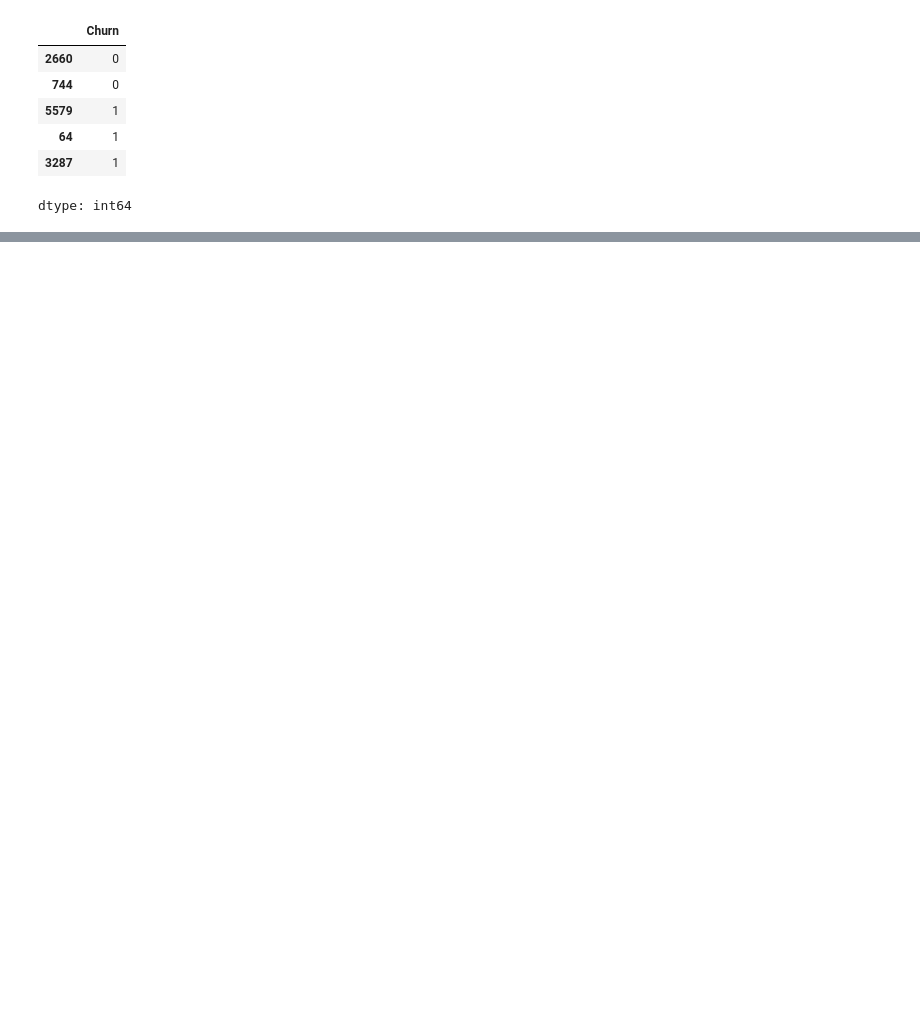
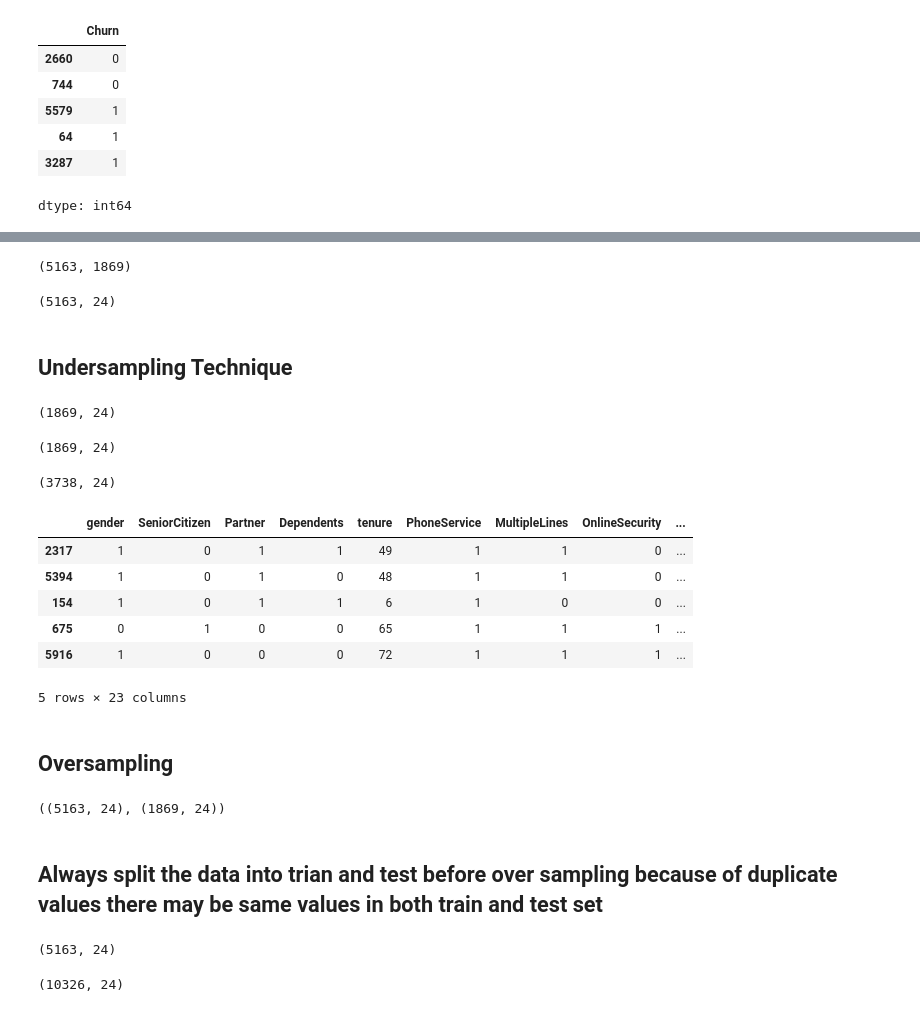
Before and after one commit to saddarudin/google_colab, a Jupyter notebook: dl_customer_churn_prediction.ipynb, the cells around one changed output, grey strips where cells are left out. Saved outputs shown, nothing was run; the diff lists cells and outputs as text; code cells hidden in the pictures; blank space fills up the shorter version.

```diff
--- a/dl_customer_churn_prediction.ipynb
+++ b/dl_customer_churn_prediction.ipynb
@@ -397,0 +401,57 @@ array([[893, 106],
+# %%
+count_class_0,count_class_1 = df2.Churn.value_counts()
+count_class_0,count_class_1
+# %% [output]
+(5163, 1869)
+# %%
+df_class_0 = df2[df2['Churn']==0]
+df_class_1 = df2[df2['Churn']==1]
+df_class_0.shape
+# %% [output]
+(5163, 24)
+# %% [markdown]
+## Undersampling Technique
+# %%
+class_0_undersample=df_class_0.sample(count_class_1)
+class_0_undersample.shape
+# %% [output]
+(1869, 24)
+# %%
+df_class_1.shape
+# %% [output]
+(1869, 24)
+# %%
+df_undersampled=pd.concat([class_0_undersample,df_class_1],axis=0)
+df_undersampled.shape
+# %% [output]
+(3738, 24)
+# %%
+x = df_undersampled.drop('Churn',axis='columns')
+y = df_undersampled.Churn
+x.head()
+# %% [output]
+|  | gender | SeniorCitizen | Partner | Dependents | tenure | PhoneService | MultipleLines | OnlineSecurity | ... |
+| 2317 | 1 | 0 | 1 | 1 | 49 | 1 | 1 | 0 | ... |
+| 5394 | 1 | 0 | 1 | 0 | 48 | 1 | 1 | 0 | ... |
+| 154 | 1 | 0 | 1 | 1 | 6 | 1 | 0 | 0 | ... |
+| 675 | 0 | 1 | 0 | 0 | 65 | 1 | 1 | 1 | ... |
+| 5916 | 1 | 0 | 0 | 0 | 72 | 1 | 1 | 1 | ... |
+5 rows × 23 columns
+# %% [markdown]
+## Oversampling
+# %%
+df_class_0.shape,df_class_1.shape
+# %% [output]
+((5163, 24), (1869, 24))
+# %% [markdown]
+## Always split the data into trian and test before over sampling because of duplicate values there may be same values in both train and test set
+# %%
+class_1_oversample = df_class_1.sample(count_class_0,replace=True)
+class_1_oversample.shape
+# %% [output]
+(5163, 24)
+# %%
+df_oversample = pd.concat([df_class_0,class_1_oversample],axis=0)
+df_oversample.shape
+# %% [output]
+(10326, 24)
```
Also changed, not shown: parts of 23 cells of this notebook.
